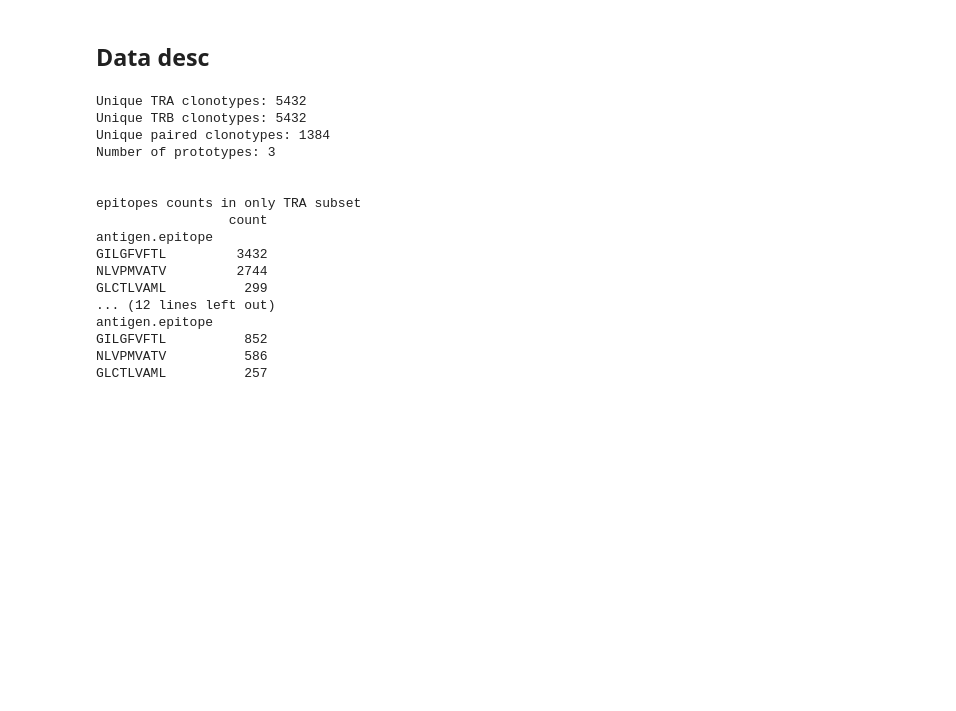
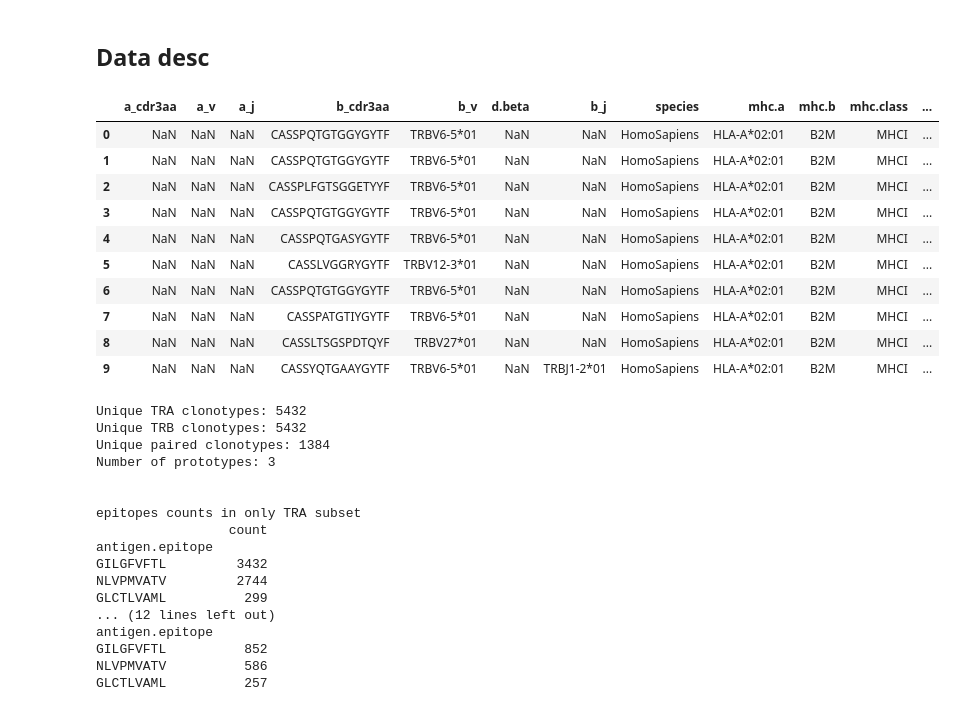
Before and after one commit to yuliajk/tcremp, a Jupyter notebook: example.ipynb, the cells around one changed output. Cells and saved outputs as stored; diff of their text form; code cells hidden in the pictures; blank space fills up the shorter version.

```diff
--- a/example.ipynb
+++ b/example.ipynb
@@ -23,6 +41,19 @@ label='antigen.epitope'
 ## Data desc
 # %%
 data = pd.read_csv('data/example/VDJdb_data_paired_example.csv', sep='\t')
+data.head(10)
+# %% [output]
+|  | a_cdr3aa | a_v | a_j | b_cdr3aa | b_v | d.beta | b_j | species | mhc.a | mhc.b | mhc.class | ... |
+| 0 | NaN | NaN | NaN | CASSPQTGTGGYGYTF | TRBV6-5*01 | NaN | NaN | HomoSapiens | HLA-A*02:01 | B2M | MHCI | ... |
+| 1 | NaN | NaN | NaN | CASSPQTGTGGYGYTF | TRBV6-5*01 | NaN | NaN | HomoSapiens | HLA-A*02:01 | B2M | MHCI | ... |
+| 2 | NaN | NaN | NaN | CASSPLFGTSGGETYYF | TRBV6-5*01 | NaN | NaN | HomoSapiens | HLA-A*02:01 | B2M | MHCI | ... |
+| 3 | NaN | NaN | NaN | CASSPQTGTGGYGYTF | TRBV6-5*01 | NaN | NaN | HomoSapiens | HLA-A*02:01 | B2M | MHCI | ... |
+| 4 | NaN | NaN | NaN | CASSPQTGASYGYTF | TRBV6-5*01 | NaN | NaN | HomoSapiens | HLA-A*02:01 | B2M | MHCI | ... |
+| 5 | NaN | NaN | NaN | CASSLVGGRYGYTF | TRBV12-3*01 | NaN | NaN | HomoSapiens | HLA-A*02:01 | B2M | MHCI | ... |
+| 6 | NaN | NaN | NaN | CASSPQTGTGGYGYTF | TRBV6-5*01 | NaN | NaN | HomoSapiens | HLA-A*02:01 | B2M | MHCI | ... |
+| 7 | NaN | NaN | NaN | CASSPATGTIYGYTF | TRBV6-5*01 | NaN | NaN | HomoSapiens | HLA-A*02:01 | B2M | MHCI | ... |
+| 8 | NaN | NaN | NaN | CASSLTSGSPDTQYF | TRBV27*01 | NaN | NaN | HomoSapiens | HLA-A*02:01 | B2M | MHCI | ... |
+| 9 | NaN | NaN | NaN | CASSYQTGAAYGYTF | TRBV6-5*01 | NaN | TRBJ1-2*01 | HomoSapiens | HLA-A*02:01 | B2M | MHCI | ... |
 # %%
 print(f"Unique TRA clonotypes: {len(data[tcr_columns_chain['TRA']].drop_duplicates())-1}")
 print(f"Unique TRB clonotypes: {len(data[tcr_columns_chain['TRA']].drop_duplicates())-1}")
```
Also changed, not shown: parts of 21 cells of this notebook, 17 other files.
